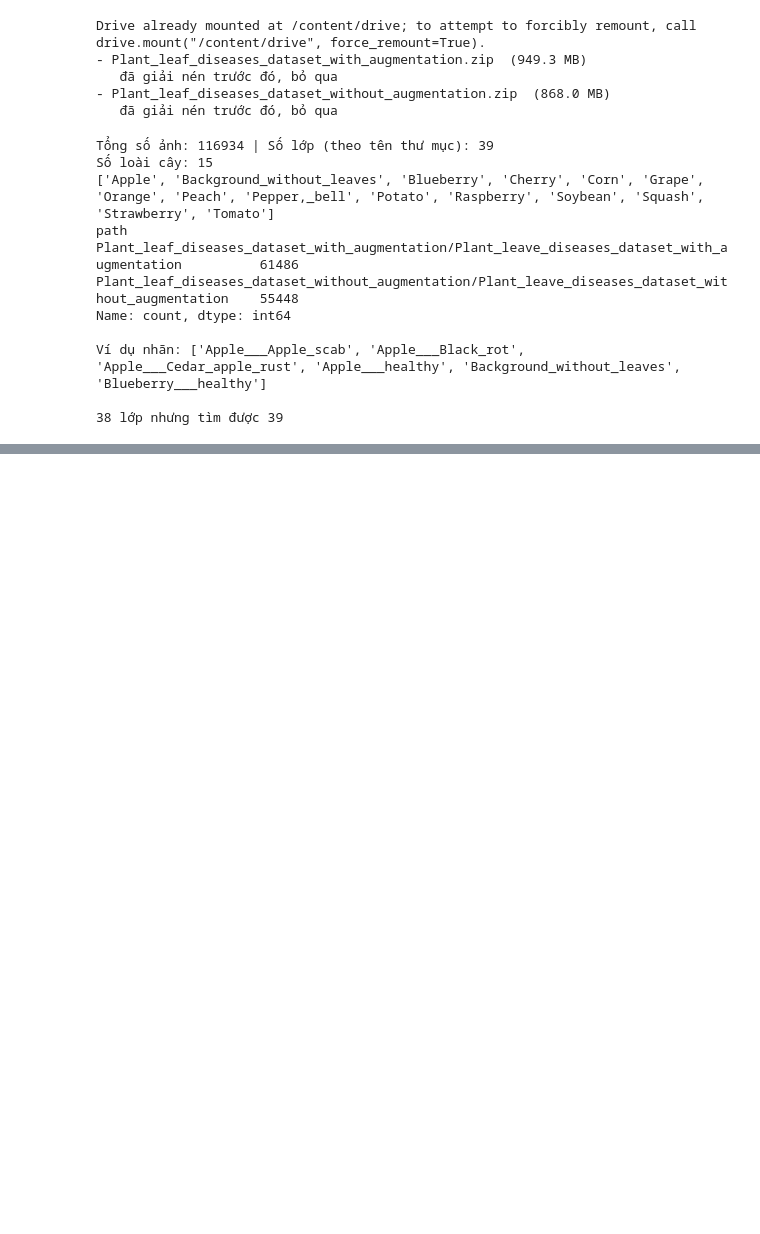
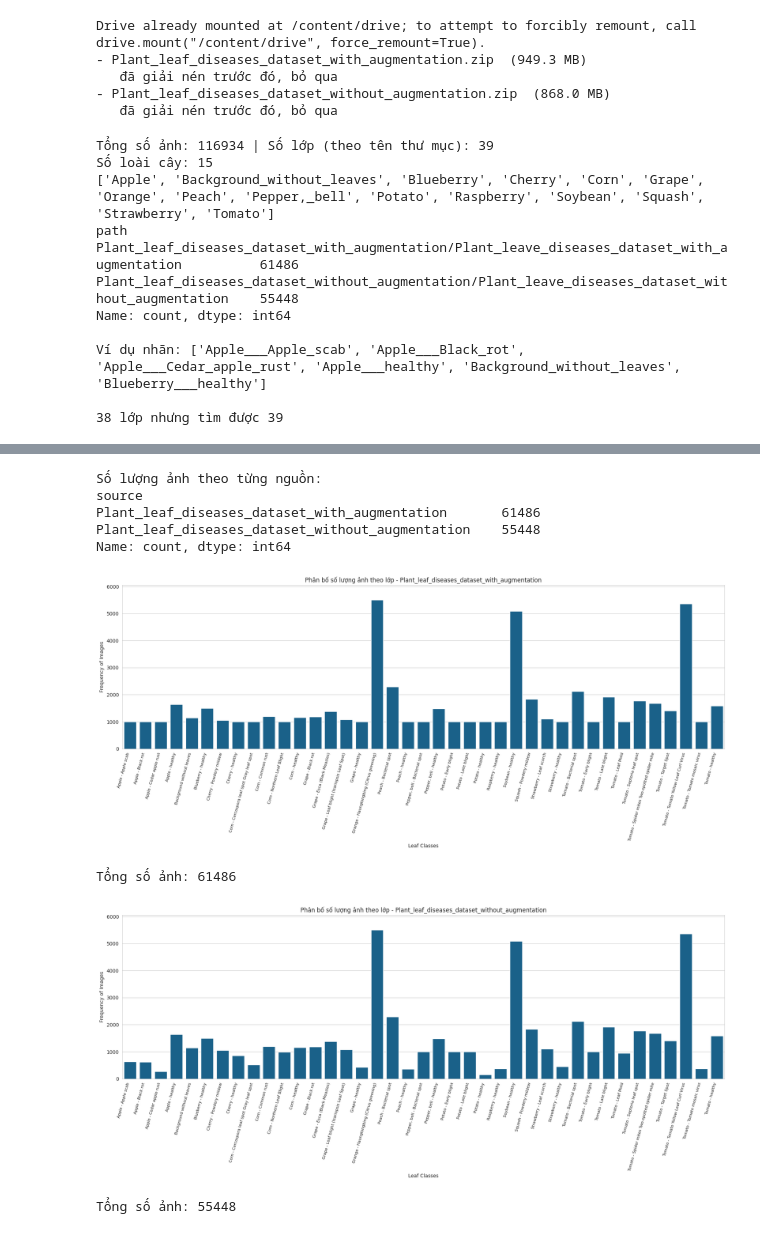
Before and after one commit to doanxuantuong/PlantLeafDiseaseClassification, a Jupyter notebook: Plant_Leaf_Disease_Classification.ipynb, the cells around one changed output, grey strips where cells are left out. Drawn from its saved outputs; the diff is of its cells as text; code cells hidden in the pictures; blank space fills up the shorter version.

```diff
--- a/Plant_Leaf_Disease_Classification.ipynb
+++ b/Plant_Leaf_Disease_Classification.ipynb
@@ -166,0 +230,45 @@ Ví dụ nhãn: ['Apple___Apple_scab', 'Apple___Black_rot', 'Apple___Cedar_apple
+# %%
+# Xác định nguồn dữ liệu theo thư mục giải nén
+df["source"] = df["path"].apply(
+    lambda p: Path(p).relative_to(RAW).parts[0])
+
+print("Số lượng ảnh theo từng nguồn:")
+print(df["source"].value_counts())
+
+# Giữ cùng thứ tự 38 lớp để dễ so sánh
+class_order = sorted(df["label"].unique())
+max_source_count = df.groupby(["source", "label"]).size().max()
+
+# Vẽ biểu đồ cho từng nguồn dữ liệu
+for source in sorted(df["source"].unique()):
+    df_source = df[df["source"] == source]
+
+    source_stats = (
+        df_source["label"].value_counts().reindex(class_order, fill_value=0).rename_axis("label").reset_index(name="count"))
+
+    source_stats["name"] = source_stats["label"].apply(pretty)
+
+    plt.figure(figsize=(18, 8))
+
+    sns.barplot(data=source_stats,x="name",y="count",color="#08669B")
+
+    plt.title(f"Phân bố số lượng ảnh theo lớp - {source}")
+    plt.xlabel("Leaf Classes")
+    plt.ylabel("Frequency of Images")
+    plt.xticks(rotation=75, ha="right", fontsize=8)
+    plt.ylim(0, max_source_count * 1.1)
+
+    plt.tight_layout()
+    plt.show()
+
+    print(f"Tổng số ảnh: {len(df_source)}")
+# %% [output]
+Số lượng ảnh theo từng nguồn:
+source
+Plant_leaf_diseases_dataset_with_augmentation       61486
+Plant_leaf_diseases_dataset_without_augmentation    55448
+Name: count, dtype: int64
+[figure, added]
+Tổng số ảnh: 61486
+[figure, added]
+Tổng số ảnh: 55448
```
Also changed, not shown: parts of 5 cells of this notebook.
